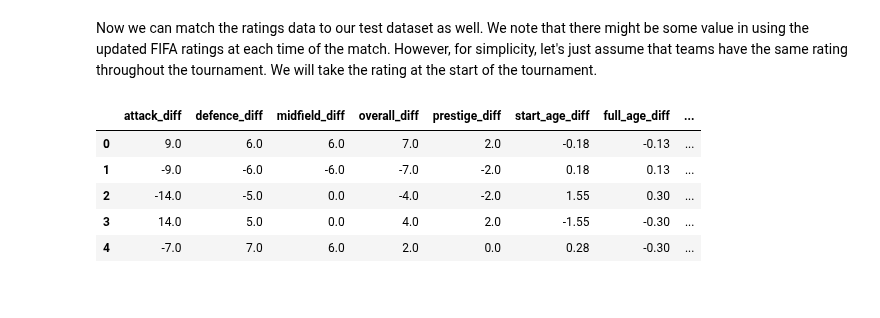
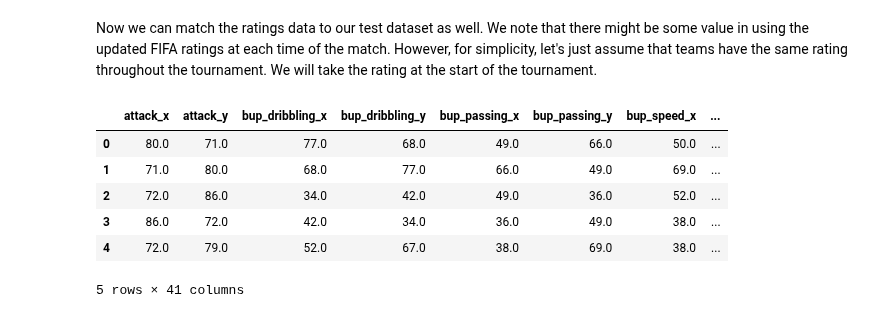
Before and after one commit to AC209aWC2018/World-Cup-2018, a Jupyter notebook: team-ratings-cleaning.ipynb, the cells around one changed output. Cells and saved outputs as stored; diff of their text form; code cells hidden in the pictures.

```diff
--- a/team-ratings-cleaning.ipynb
+++ b/team-ratings-cleaning.ipynb
@@ -216,7 +179,7 @@ train_team.to_csv('data/train_team.csv', index = False)
 # %% [markdown]
 We now create our test set with actual world cup data.
 # %%
-ratings_wc = pd.read_csv('data/team_stats.csv')
+ratings_wc = pd.read_csv('data/team_stats_final.csv')
 ratings_wc['date'] = pd.to_datetime(ratings_wc['date'], utc=True)
 
 # restrict dates
@@ -226,17 +189,6 @@ wc_end = '2018-07-15'
 # restrict dates
 ratings_wc = ratings_wc[(ratings_wc['date'] >= wc_start) & (ratings_wc['date'] <= wc_end)]
 
-# augment the team ratings with extended data
-ratings_wc_ext = pd.read_csv('data/team_stats_ext.csv')
-
-# convert dates
-ratings_wc_ext['date'] = pd.to_datetime(ratings_wc_ext['date'], utc=True)
-ratings_wc_ext = ratings_wc_ext[(ratings_wc_ext['date'] >= wc_start) & (ratings_wc_ext['date'] <= wc_end)]
-
-# augment
-ratings_wc = ratings_wc.merge(ratings_wc_ext, how='left',
-                       left_on=['team', 'date'],
-                       right_on=['team', 'date'])
 ratings_wc.head()
 # %% [output]
 |  | team | date | attack | defence | full_age | midfield | overall | prestige | start_age | bup_speed | ... |
@@ -292,9 +245,9 @@ Now we can match the ratings data to our test dataset as well. We note that ther
 ratings_wc_start = ratings_wc[ratings_wc['date'] == wc_start]
 
 # merge ratings with results table
-results_rating_wc1 = results_wc.merge(ratings_wc_start, how='left',
+results_ratings_wc1 = results_wc.merge(ratings_wc_start, how='left',
                                      left_on='Team', right_on='team')
-results_rating_wc2 = results_rating_wc1.merge(ratings_wc_start, how='left',
+results_ratings_wc2 = results_ratings_wc1.merge(ratings_wc_start, how='left',
                                              left_on='Opponent', right_on='team')
 # %%
 # check that every team has a rating
@@ -302,27 +255,16 @@ assert results_rating_wc2.shape[0] == results_wc.shape[0]
-# %%
-# create new dataframe
-test_team = pd.DataFrame({'attack_diff': results_rating_wc2['attack_x'] - results_rating_wc2['attack_y'],
-                           'defence_diff': results_rating_wc2['defence_x'] - results_rating_wc2['defence_y'],
-                           'midfield_diff': results_rating_wc2['midfield_x'] - results_rating_wc2['midfield_y'],
-                           'overall_diff': results_rating_wc2['overall_x'] - results_rating_wc2['overall_y'],
-                           'prestige_diff': results_rating_wc2['prestige_x'] - results_rating_wc2['prestige_y'],
-                           'start_age_diff': results_rating_wc2['start_age_x'] - results_rating_wc2['start_age_y'],
-                           'full_age_diff': results_rating_wc2['full_age_x'] - results_rating_wc2['full_age_y'],
-                          'bup_speed_diff': results_rating_wc2['bup_speed_x'] - results_rating_wc2['bup_speed_y'],
-                           'bup_dribbling_diff': results_rating_wc2['bup_dribbling_x'] - results_rating_wc2['bup_dribbling_y'],
-                           'bup_passing_diff': results_rating_wc2['bup_passing_x'] - results_rating_wc2['bup_passing_y'],
-                           'cc_passing_diff': results_rating_wc2['cc_passing_x'] - results_rating_wc2['cc_passing_y'],
-                           'cc_crossing_diff': results_rating_wc2['cc_crossing_x'] - results_rating_wc2['cc_crossing_y'],
-                           'cc_shooting_diff': results_rating_wc2['cc_shooting_x'] - results_rating_wc2['cc_shooting_y'],
-                           'd_pressure_diff': results_rating_wc2['d_pressure_x'] - results_rating_wc2['d_pressure_y'],
-                           'd_aggresion_diff': results_rating_wc2['d_aggresion_x'] - results_rating_wc2['d_aggresion_y'],
-                           'd_width_diff': results_rating_wc2['d_width_x'] - results_rating_wc2['d_width_y'],
-                           'home_win': results_rating_wc2['home_win']})
-test_team.head()
-# %% [output]
-|  | attack_diff | defence_diff | midfield_diff | overall_diff | prestige_diff | start_age_diff | full_age_diff | ... |
-| 0 | 9.0 | 6.0 | 6.0 | 7.0 | 2.0 | -0.18 | -0.13 | ... |
-| 1 | -9.0 | -6.0 | -6.0 | -7.0 | -2.0 | 0.18 | 0.13 | ... |
-| 2 | -14.0 | -5.0 | 0.0 | -4.0 | -2.0 | 1.55 | 0.30 | ... |
-| 3 | 14.0 | 5.0 | 0.0 | 4.0 | 2.0 | -1.55 | -0.30 | ... |
-| 4 | -7.0 | 7.0 | 6.0 | 2.0 | 0.0 | 0.28 | -0.30 | ... |
+# %%
+# drop useless columns
+results_ratings_wc2.drop(['Team', 'Opponent', 'team_x', 'team_y', 'date_y', 'date_x'],
+                         axis=1, inplace=True)
+
+# reorder columns
+results_ratings_wc2.sort_index(axis=1, inplace=True)
+results_ratings_wc2.head()
+# %% [output]
+|  | attack_x | attack_y | bup_dribbling_x | bup_dribbling_y | bup_passing_x | bup_passing_y | bup_speed_x | ... |
+| 0 | 80.0 | 71.0 | 77.0 | 68.0 | 49.0 | 66.0 | 50.0 | ... |
+| 1 | 71.0 | 80.0 | 68.0 | 77.0 | 66.0 | 49.0 | 69.0 | ... |
+| 2 | 72.0 | 86.0 | 34.0 | 42.0 | 49.0 | 36.0 | 52.0 | ... |
+| 3 | 86.0 | 72.0 | 42.0 | 34.0 | 36.0 | 49.0 | 38.0 | ... |
+| 4 | 72.0 | 79.0 | 52.0 | 67.0 | 38.0 | 69.0 | 38.0 | ... |
+5 rows × 41 columns
```
Also changed, not shown: parts of 19 cells of this notebook, 8 other files.
